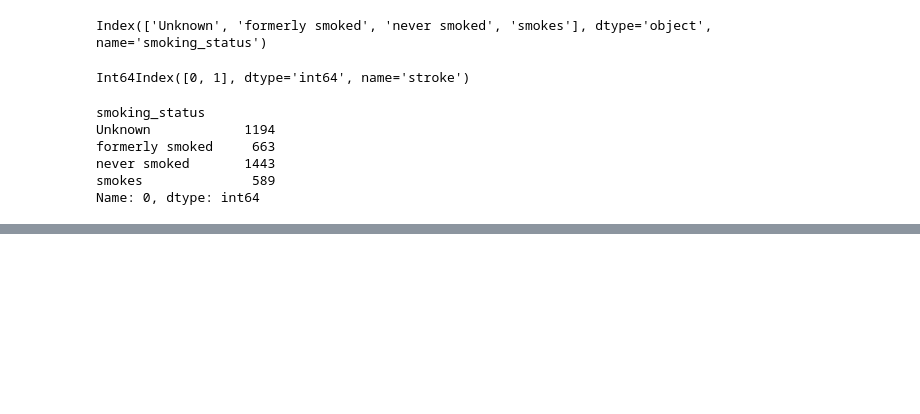
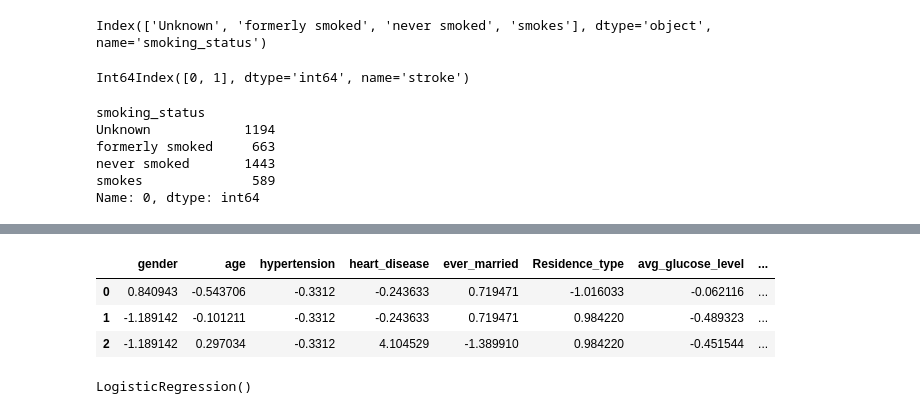
Before and after one commit to ejuar/SC22-BatchA-random-searchers, a Jupyter notebook: DS-Notebooks-Eric/project/stroke_prediction_analysis.ipynb, the cells around one changed output, grey strips where cells are left out. Drawn from its saved outputs; the diff is of its cells as text; code cells hidden in the pictures; blank space fills up the shorter version.

```diff
--- a/DS-Notebooks-Eric/project/stroke_prediction_analysis.ipynb
+++ b/DS-Notebooks-Eric/project/stroke_prediction_analysis.ipynb
@@ -209,0 +495,2 @@ fig.show()
+# %%
+train_df = train_df.drop("id", axis=1, inplace=False)
@@ -209,0 +528,3 @@ fig.show()
+# %%
+X_train = train_df.drop("stroke", axis=1, inplace=False)
+y_train = train_df["stroke"]
@@ -209,0 +534,11 @@ fig.show()
+# %%
+scaler = StandardScaler()
+# %%
+X_train = pd.DataFrame(data = scaler.fit_transform(X_train), columns = X_train.columns)
+# %%
+X_train.head(3)
+# %% [output]
+|  | gender | age | hypertension | heart_disease | ever_married | Residence_type | avg_glucose_level | ... |
+| 0 | 0.840943 | -0.543706 | -0.3312 | -0.243633 | 0.719471 | -1.016033 | -0.062116 | ... |
+| 1 | -1.189142 | -0.101211 | -0.3312 | -0.243633 | 0.719471 | 0.984220 | -0.489323 | ... |
+| 2 | -1.189142 | 0.297034 | -0.3312 | 4.104529 | -1.389910 | 0.984220 | -0.451544 | ... |
@@ -209,0 +549,4 @@ fig.show()
+# %%
+lr_model.fit(X_train, y_train)
+# %% [output]
+LogisticRegression()
```
Also changed, not shown: parts of 39 cells of this notebook, 20 other files.
